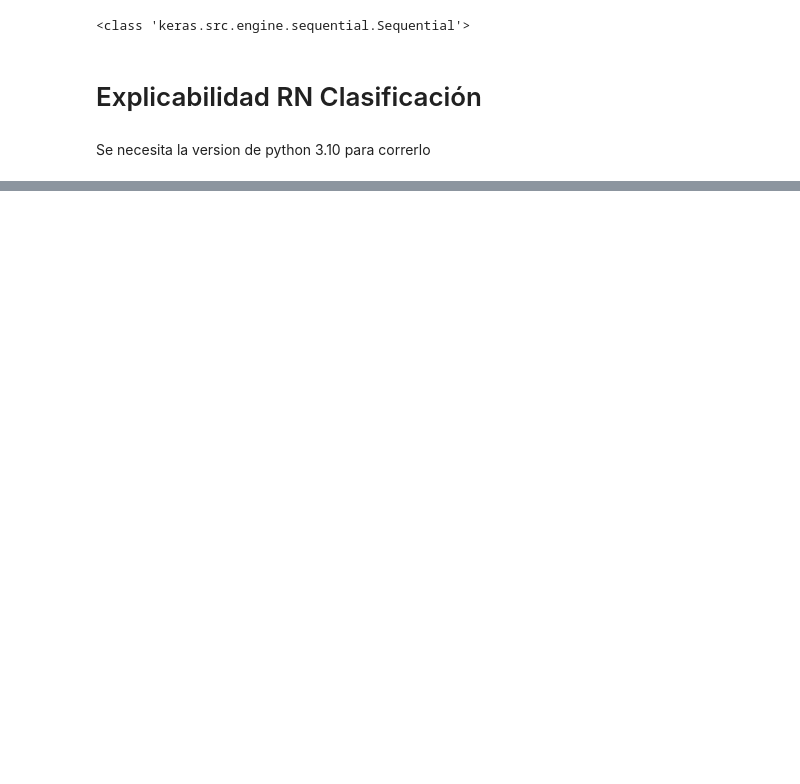
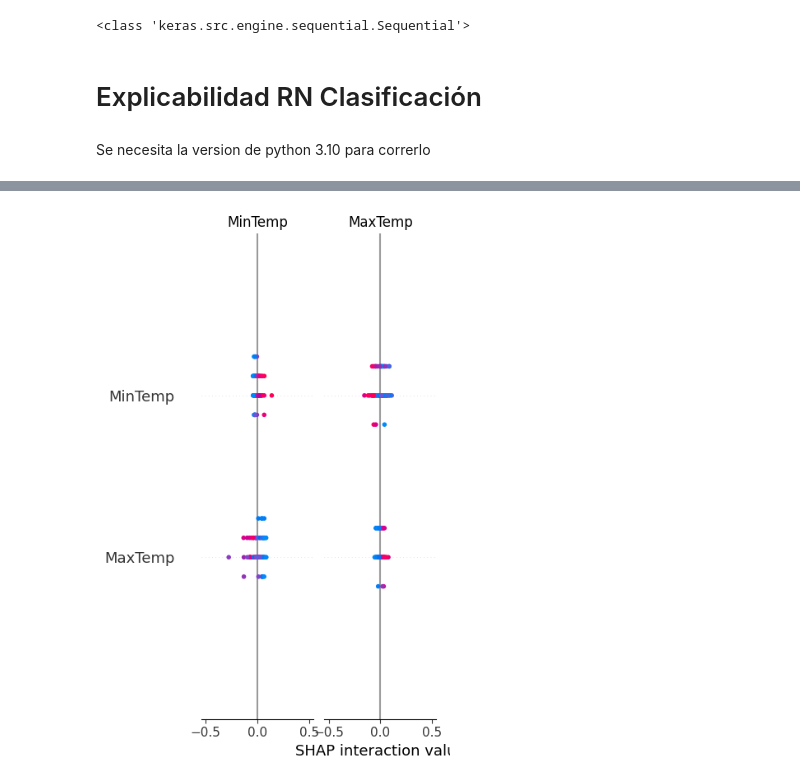
Before and after one commit to itssofiarce/AA1-TUIA-Petetta-Arce, a Jupyter notebook: TP_integrador_AA1_Petetta_Arce.ipynb, the cells around one changed output, grey strips where cells are left out. Saved outputs shown, nothing was run; the diff lists cells and outputs as text; code cells hidden in the pictures; blank space fills up the shorter version.

```diff
--- a/TP_integrador_AA1_Petetta_Arce.ipynb
+++ b/TP_integrador_AA1_Petetta_Arce.ipynb
@@ -1486,11 +1715,5 @@ print(type(best_model))
 # %% [markdown]
 Se necesita la version de python 3.10 para correrlo
 # %%
-# Convert DataFrames to NumPy arrays
-x_train_clasi_array = X_train_clasificacion.sample(frac=0.02, random_state=123)
-x_test_clasi_array = X_test_clasificacion.sample(frac=0.02, random_state=123)
-
-# Initialize SHAP DeepExplainer
-explainer = shap.KernelExplainer(best_model,
-                            X_train_clasificacion.values,
-                            feature_names=X_train_clasificacion.columns)
+x_train_clasi_array = X_train_clasificacion.sample(frac=0.003, random_state=123)
+x_test_clasi_array = X_test_clasificacion.sample(frac=0.003, random_state=123)
@@ -1499 +1720,7 @@ WARNING:shap:Using 21596 background data samples could cause slower run times. C
+# %%
+explainer = shap.KernelExplainer(best_model,
+                            x_train_clasi_array.values,
+                            feature_names=x_train_clasi_array.columns)
+# %%
+shap_values = explainer.shap_values(x_train_clasi_array)
 # %%
@@ -1556,0 +1728,4 @@ plt.show()
+# %%
+shap.summary_plot(shap_values, x_train_clasi_array.values, feature_names = x_train_clasi_array.columns, class_names=['Llueve', 'No llueve'])
+# %% [output]
+[figure, added]
```
Also changed, not shown: parts of 65 cells of this notebook.
